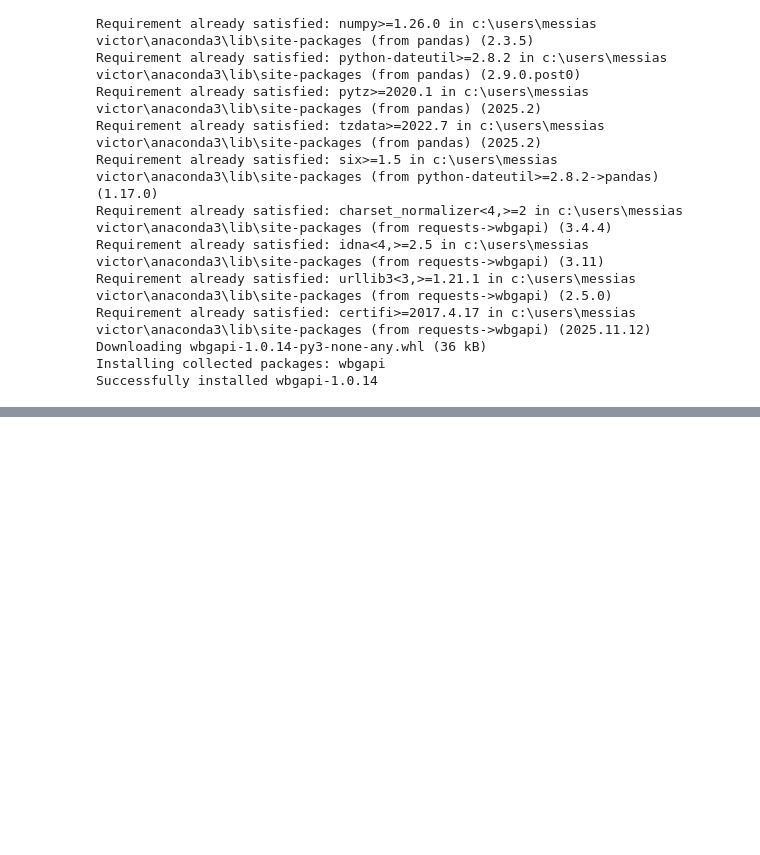
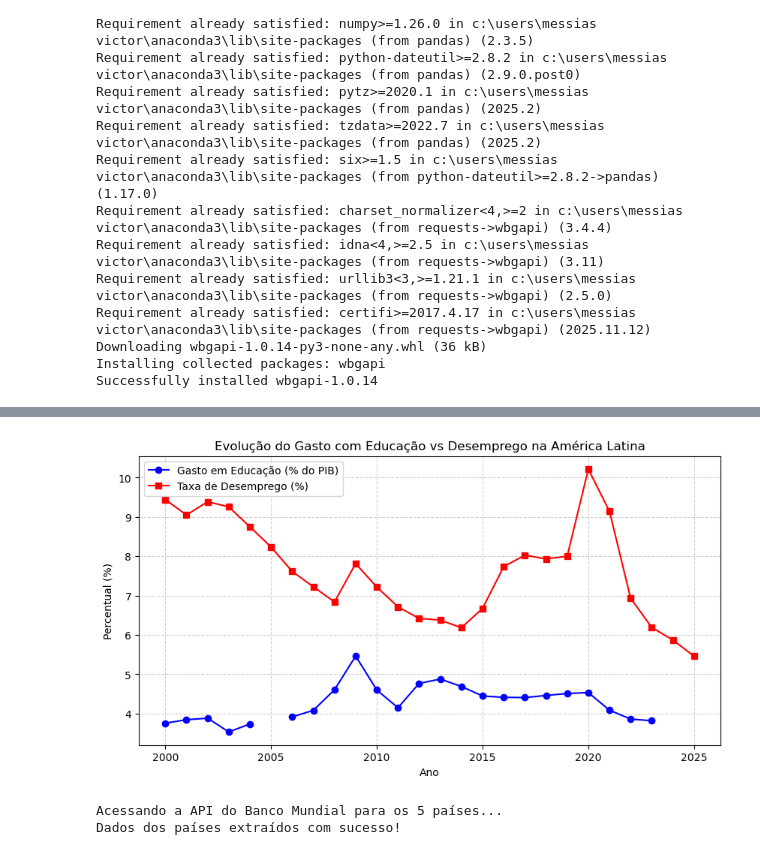
Before and after one commit to messiasnascimento-prog/projeto_dados_worldbank, a Jupyter notebook: analise_banco_mundial.ipynb, the cells around one changed output, grey strips where cells are left out. Drawn from its saved outputs; the diff is of its cells as text; code cells hidden in the pictures; blank space fills up the shorter version.

Commit message:
Código final limpo e documentado com escala unificada

```diff
--- a/analise_banco_mundial.ipynb
+++ b/analise_banco_mundial.ipynb
@@ -74,0 +75,48 @@ Dados salvos com sucesso!
+# %%
+import matplotlib.pyplot as plt
+import pandas as pd  # <-- Adicionamos essa linha para corrigir o erro!
+
+# Ler o arquivo CSV que criamos (garantindo o separador correto)
+dados = pd.read_csv('dados_educacao_desemprego_AL.csv', sep=';')
+
+# Configurar o tamanho do gráfico
+plt.figure(figsize=(10, 5))
+
+# Plotar a linha de Gasto com Educação
+plt.plot(dados['Ano'], dados['Gasto_Educacao_pct_PIB'], label='Gasto em Educação (% do PIB)', marker='o', color='blue')
+
+# Plotar a linha de Taxa de Desemprego
+plt.plot(dados['Ano'], dados['Taxa_Desemprego'], label='Taxa de Desemprego (%)', marker='s', color='red')
+
+# Adicionar títulos e legendas
+plt.title('Evolução do Gasto com Educação vs Desemprego na América Latina')
+plt.xlabel('Ano')
+plt.ylabel('Percentual (%)')
+plt.grid(True, linestyle='--', alpha=0.6)
+plt.legend()
+
+# Mostrar o gráfico na tela
+plt.show()
+# %% [output]
+[figure, added]
+# %%
+# ==============================================================================
+# 5. EXTRAÇÃO DE DADOS POR PAÍS (TOP 5 ECONOMIAS)
+# ==============================================================================
+
+# Definição dos 5 países da América Latina (códigos de 3 letras ISO)
+paises = ['BRA', 'MEX', 'ARG', 'COL', 'CHL']
+
+# Dicionário de tradução dos códigos de país para os nomes reais
+nomes_paises = {
+    'BRA': 'Brasil', 'MEX': 'México', 'ARG': 'Argentina',
+    'COL': 'Colômbia', 'CHL': 'Chile'
+}
+
+print("Acessando a API do Banco Mundial para os 5 países...")
+# Buscando os mesmos indicadores, mas agora passando a lista de países em 'economy'
+df_paises_bruto = wb.data.DataFrame(list(indicadores.keys()), economy=paises, time=anos, db=2)
+print("Dados dos países extraídos com sucesso!")
+# %% [output]
+Acessando a API do Banco Mundial para os 5 países...
+Dados dos países extraídos com sucesso!
```
Also changed, not shown: parts of 4 cells of this notebook.
